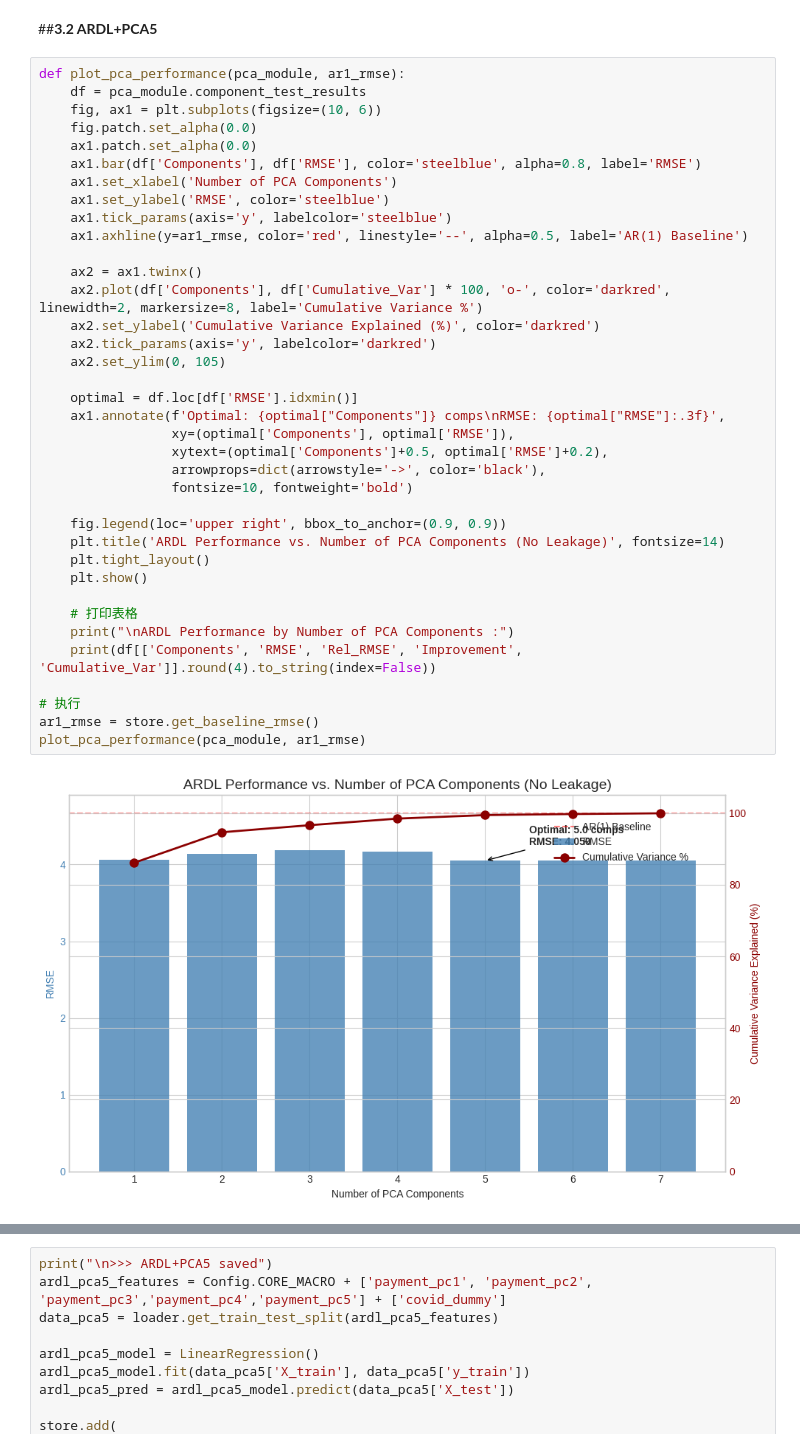
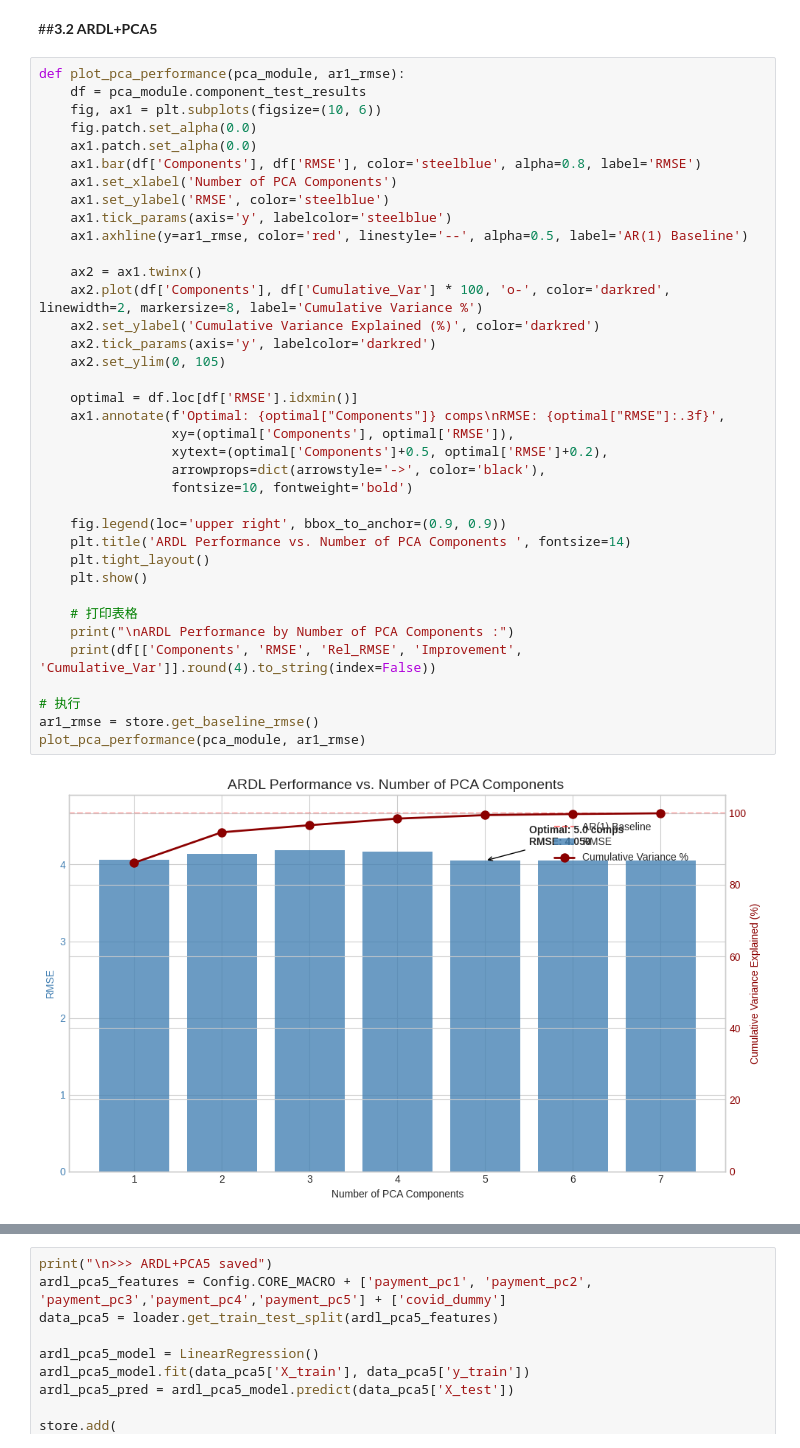
Before and after one commit to MiaYangM/Payment-System-Data-and-GDP-Nowcasting, a Jupyter notebook: CBDC_Model_tiers_.ipynb, the cells around one changed output, grey strips where cells are left out. Drawn from its saved outputs; the diff is of its cells as text.

```diff
--- a/CBDC_Model_tiers_.ipynb
+++ b/CBDC_Model_tiers_.ipynb
@@ -1058,35 +1058,35 @@ def plot_pca_performance(pca_module, ar1_rmse):
     ax1.set_xlabel('Number of PCA Components')
     ax1.set_ylabel('RMSE', color='steelblue')
     ax1.tick_params(axis='y', labelcolor='steelblue')
     ax1.axhline(y=ar1_rmse, color='red', linestyle='--', alpha=0.5, label='AR(1) Baseline')
 
     ax2 = ax1.twinx()
     ax2.plot(df['Components'], df['Cumulative_Var'] * 100, 'o-', color='darkred', linewidth=2, markersize=8, label='Cumulative Variance %')
     ax2.set_ylabel('Cumulative Variance Explained (%)', color='darkred')
     ax2.tick_params(axis='y', labelcolor='darkred')
     ax2.set_ylim(0, 105)
 
     optimal = df.loc[df['RMSE'].idxmin()]
     ax1.annotate(f'Optimal: {optimal["Components"]} comps\nRMSE: {optimal["RMSE"]:.3f}',
                  xy=(optimal['Components'], optimal['RMSE']),
                  xytext=(optimal['Components']+0.5, optimal['RMSE']+0.2),
                  arrowprops=dict(arrowstyle='->', color='black'),
                  fontsize=10, fontweight='bold')
 
     fig.legend(loc='upper right', bbox_to_anchor=(0.9, 0.9))
-    plt.title('ARDL Performance vs. Number of PCA Components (No Leakage)', fontsize=14)
+    plt.title('ARDL Performance vs. Number of PCA Components ', fontsize=14)
     plt.tight_layout()
     plt.show()
 
     # 打印表格
     print("\nARDL Performance by Number of PCA Components :")
     print(df[['Components', 'RMSE', 'Rel_RMSE', 'Improvement', 'Cumulative_Var']].round(4).to_string(index=False))
 
 # 执行
 ar1_rmse = store.get_baseline_rmse()
 plot_pca_performance(pca_module, ar1_rmse)
 # %% [output]
-[figure, old version]
+[figure, new version]
 ARDL Performance by Number of PCA Components :
  Components   RMSE  Rel_RMSE  Improvement  Cumulative_Var
           1 4.0614    0.8694      13.0599          0.8612
```
Also changed, not shown: parts of 27 cells of this notebook.
